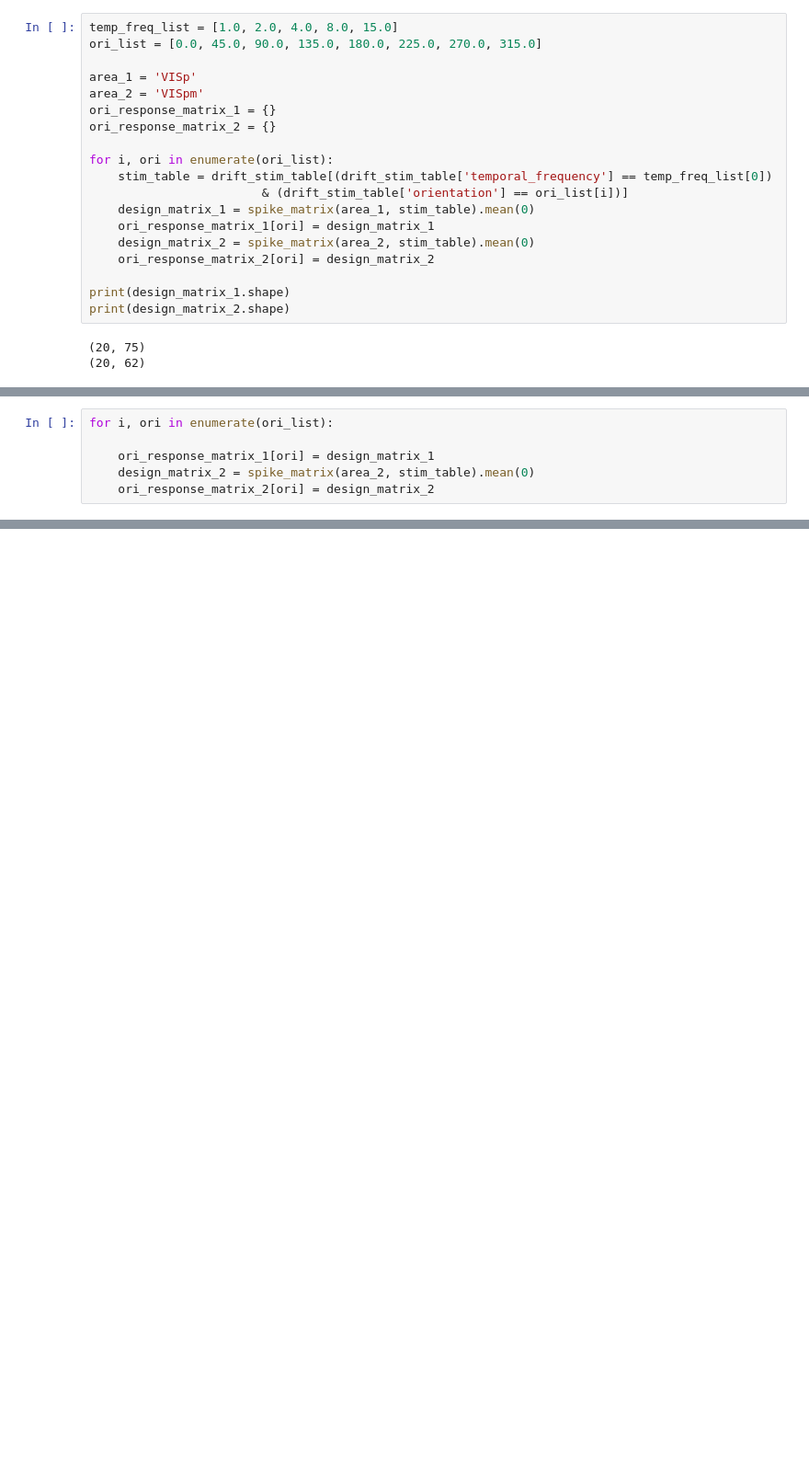
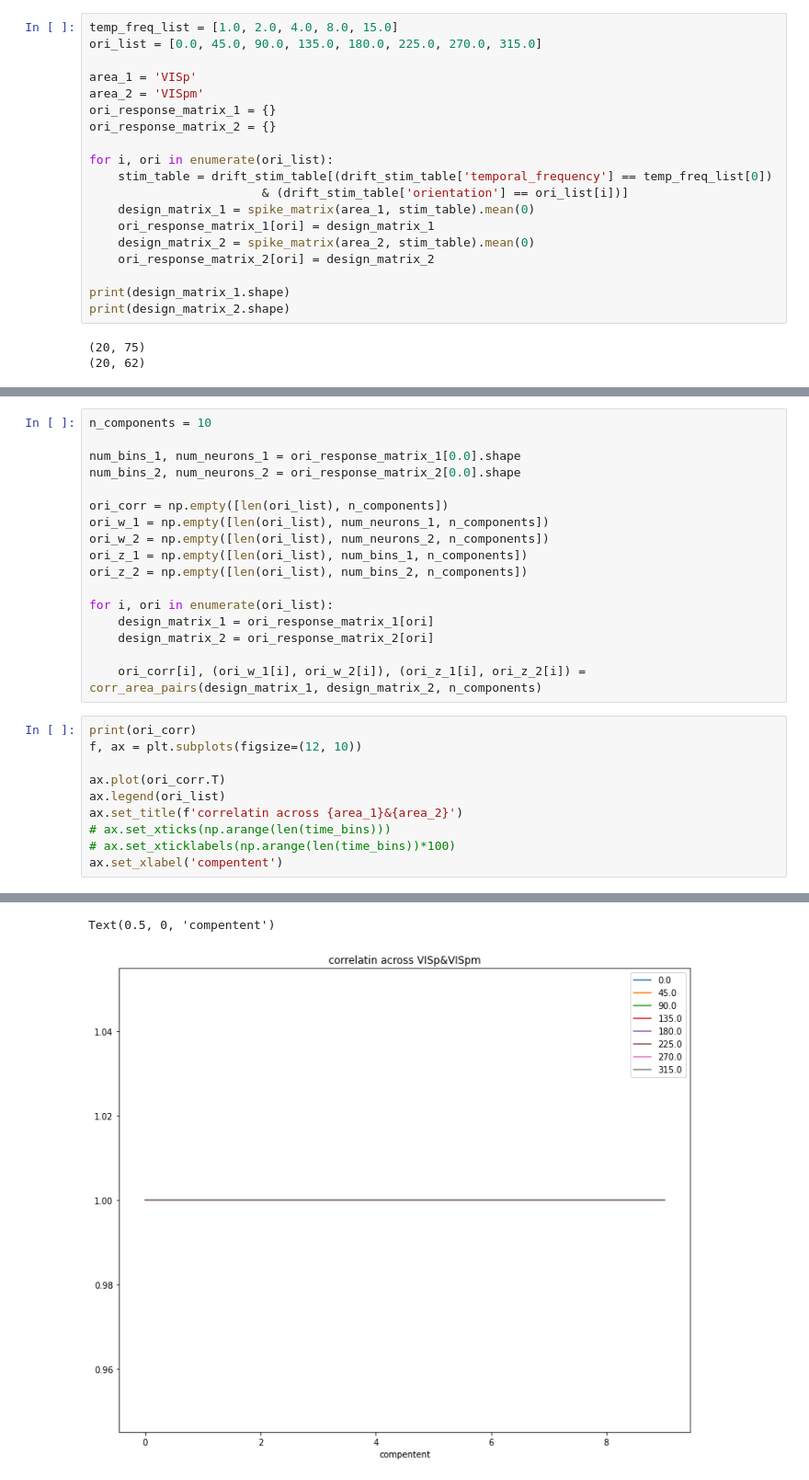
Before and after one commit to Jp-17/Coding_learning, a Jupyter notebook: Project_explore/Information_flow_across_areas/IFCA_dynamics_part1.ipynb, the cells around one changed output, grey strips where cells are left out. Shown at 92% size. Cells and saved outputs as stored; diff of their text form; blank space fills up the shorter version.

```diff
--- a/Project_explore/Information_flow_across_areas/IFCA_dynamics_part1.ipynb
+++ b/Project_explore/Information_flow_across_areas/IFCA_dynamics_part1.ipynb
@@ -215,9 +206,31 @@ def plot_CCA_across_areas(areas, areas_corr_matrix):
     ax.set_title(f'CCA 1st correlation between different area_pairs, with whole drifting stimuli')
 
     f.colorbar(im)
-# %%
-for i, ori in enumerate(ori_list):
-
-    ori_response_matrix_1[ori] = design_matrix_1
-    design_matrix_2 = spike_matrix(area_2, stim_table).mean(0)
-    ori_response_matrix_2[ori] = design_matrix_2
+# %%
+n_components = 10
+
+num_bins_1, num_neurons_1 = ori_response_matrix_1[0.0].shape
+num_bins_2, num_neurons_2 = ori_response_matrix_2[0.0].shape
+
+ori_corr = np.empty([len(ori_list), n_components])
+ori_w_1 = np.empty([len(ori_list), num_neurons_1, n_components])
+ori_w_2 = np.empty([len(ori_list), num_neurons_2, n_components])
+ori_z_1 = np.empty([len(ori_list), num_bins_1, n_components])
+ori_z_2 = np.empty([len(ori_list), num_bins_2, n_components])
+
+for i, ori in enumerate(ori_list):
+    design_matrix_1 = ori_response_matrix_1[ori]
+    design_matrix_2 = ori_response_matrix_2[ori]
+
+    ori_corr[i], (ori_w_1[i], ori_w_2[i]), (ori_z_1[i], ori_z_2[i]) = corr_area_pairs(design_matrix_1, design_matrix_2, n_components)
+# %%
+print(ori_corr)
+f, ax = plt.subplots(figsize=(12, 10))
+
+ax.plot(ori_corr.T)
+ax.legend(ori_list)
+ax.set_title(f'correlatin across {area_1}&{area_2}')
+# ax.set_xticks(np.arange(len(time_bins)))
+# ax.set_xticklabels(np.arange(len(time_bins))*100)
+ax.set_xlabel('compentent')
+# %% [output]
@@ -223,0 +245,2 @@ for i, ori in enumerate(ori_list):
+Text(0.5, 0, 'compentent')
+[figure, added]
```
Also changed, not shown: parts of 8 cells of this notebook.
